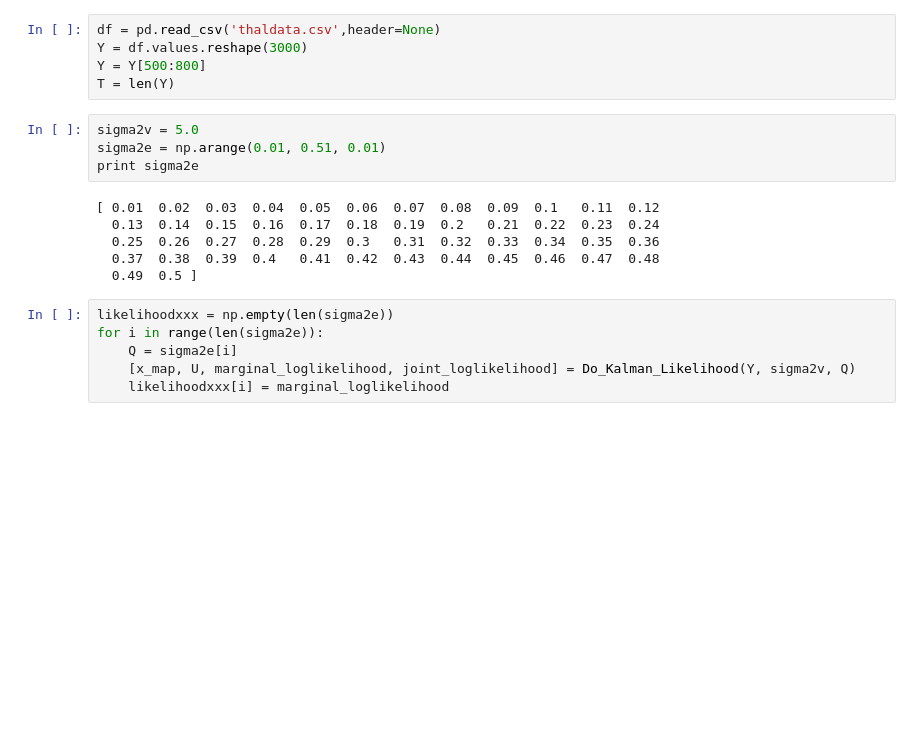
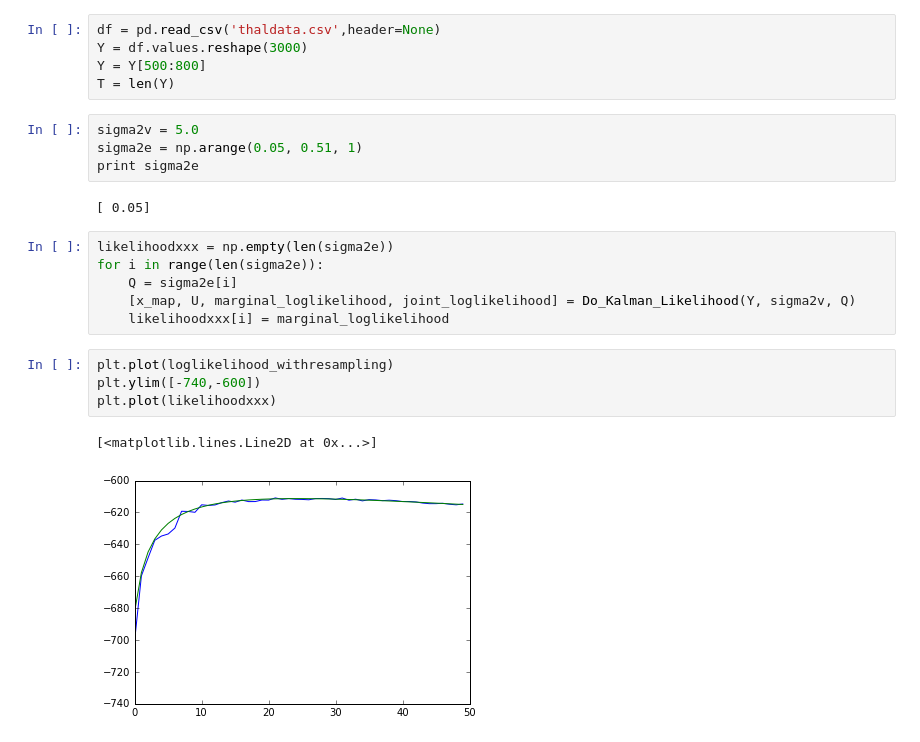
Before and after one commit to zyzdiana/ss_model_mixture, a Jupyter notebook: TEST_RESAMPLE.ipynb, the cells around one changed output. Cells and saved outputs as stored; diff of their text form; blank space fills up the shorter version.

```diff
--- a/TEST_RESAMPLE.ipynb
+++ b/TEST_RESAMPLE.ipynb
@@ -240,20 +293,23 @@ Y = Y[500:800]
 T = len(Y)
 # %%
 sigma2v = 5.0
-sigma2e = np.arange(0.01, 0.51, 0.01)
+sigma2e = np.arange(0.05, 0.51, 1)
 print sigma2e
 # %% [output]
-[ 0.01  0.02  0.03  0.04  0.05  0.06  0.07  0.08  0.09  0.1   0.11  0.12
-  0.13  0.14  0.15  0.16  0.17  0.18  0.19  0.2   0.21  0.22  0.23  0.24
-  0.25  0.26  0.27  0.28  0.29  0.3   0.31  0.32  0.33  0.34  0.35  0.36
-  0.37  0.38  0.39  0.4   0.41  0.42  0.43  0.44  0.45  0.46  0.47  0.48
-  0.49  0.5 ]
+[ 0.05]
 # %%
 likelihoodxxx = np.empty(len(sigma2e))
 for i in range(len(sigma2e)):
     Q = sigma2e[i]
     [x_map, U, marginal_loglikelihood, joint_loglikelihood] = Do_Kalman_Likelihood(Y, sigma2v, Q)
     likelihoodxxx[i] = marginal_loglikelihood
+# %%
+plt.plot(loglikelihood_withresampling)
+plt.ylim([-740,-600])
+plt.plot(likelihoodxxx)
+# %% [output]
+[<matplotlib.lines.Line2D at 0x...>]
+[figure, added]
 # %%
 plt.plot(likelihoodxxx)
 plt.plot(loglikelihood_withresampling)
```
Also changed, not shown: parts of 21 cells of this notebook, 9 other files.
